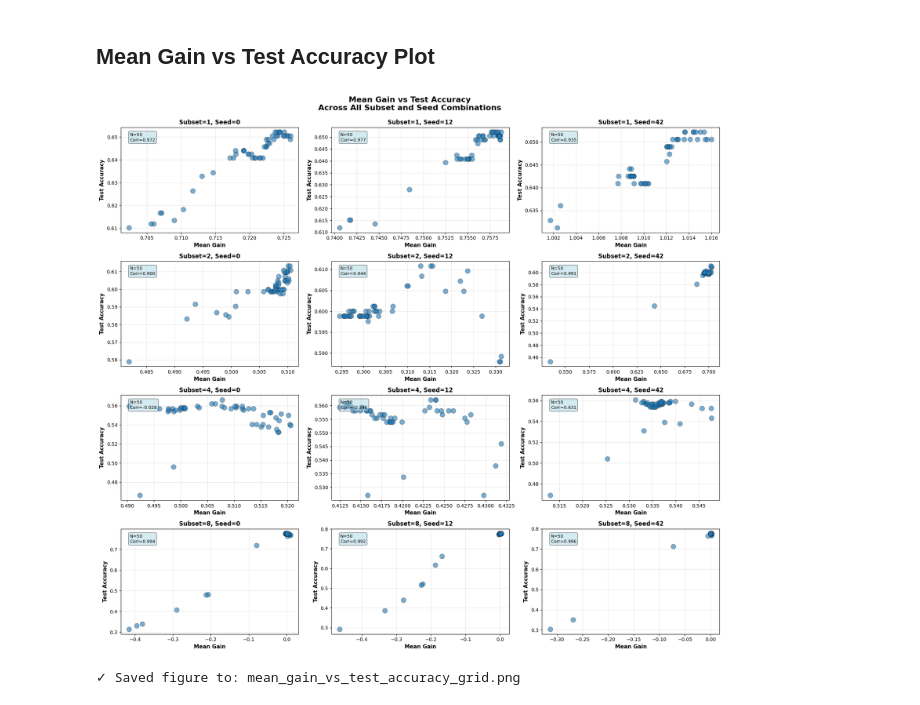
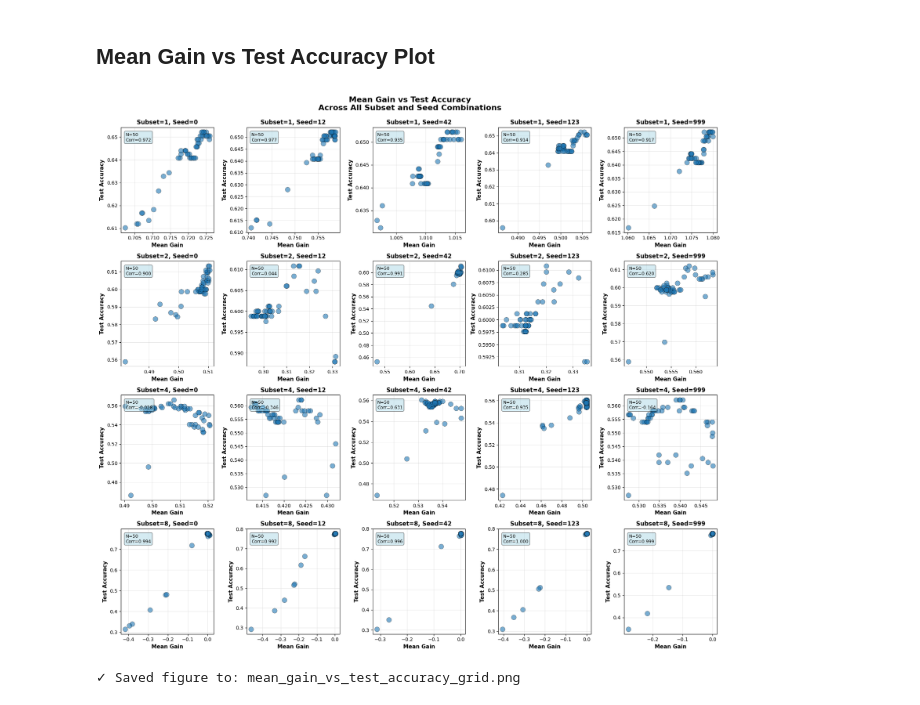
Before and after one commit to xxxxxa-hub/vpl_llm, a Jupyter notebook: visualize.ipynb, the cells around one changed output. Drawn from its saved outputs; the diff is of its cells as text; code cells hidden in the pictures.

```diff
--- a/visualize.ipynb
+++ b/visualize.ipynb
@@ -561,6 +564,6 @@ Records with gains: 600
 # %%
 # Create a 4x3 grid of subplots (4 subsets, 3 seeds)
-fig, axes = plt.subplots(4, 3, figsize=(18, 16))
+fig, axes = plt.subplots(4, 5, figsize=(18, 16))
 
 subsets_sorted = sorted(df['subset'].unique())
 seeds_sorted = sorted(df['seed'].unique())
@@ -610,7 +613,7 @@ print("✓ Saved figure to: validation_snr_vs_test_accuracy_grid.png")
 ## Mean Gain vs Test Accuracy Plot
 # %%
 # Create a 4x3 grid of subplots for Gains vs Test Accuracy
-fig, axes = plt.subplots(4, 3, figsize=(18, 16))
+fig, axes = plt.subplots(4, 5, figsize=(18, 16))
 
 subsets_sorted = sorted(df_with_gains['subset'].unique())
 seeds_sorted = sorted(df_with_gains['seed'].unique())
@@ -627,32 +630,32 @@ for row, subset in enumerate(subsets_sorted):
                   subset_seed_data['test_accuracy'],
                   alpha=0.6, s=100, edgecolors='black', linewidth=0.5)
 
         # Add labels and title
         ax.set_xlabel('Mean Gain', fontsize=11, fontweight='bold')
         ax.set_ylabel('Test Accuracy', fontsize=11, fontweight='bold')
         ax.set_title(f'Subset={subset}, Seed={seed}', fontsize=12, fontweight='bold')
 
         # Add grid
         ax.grid(True, alpha=0.3)
 
         # Add statistics to the plot
         n_points = len(subset_seed_data)
         corr = subset_seed_data['mean_gain'].corr(subset_seed_data['test_accuracy'])
 
         # Add text box with stats
         stats_text = f'N={n_points}\nCorr={corr:.3f}'
         ax.text(0.05, 0.95, stats_text, transform=ax.transAxes,
                 fontsize=9, verticalalignment='top',
                 bbox=dict(boxstyle='round', facecolor='lightblue', alpha=0.5))
 
 fig.suptitle('Mean Gain vs Test Accuracy\nAcross All Subset and Seed Combinations',
              fontsize=16, fontweight='bold', y=0.995)
 plt.tight_layout()
 plt.savefig('/hpc/group/fanglab/xx102/vpl_llm/mean_gain_vs_test_accuracy_grid.png',
             dpi=300, bbox_inches='tight')
 plt.show()
 
 print("✓ Saved figure to: mean_gain_vs_test_accuracy_grid.png")
 # %% [output]
-[figure, old version]
+[figure, new version]
 ✓ Saved figure to: mean_gain_vs_test_accuracy_grid.png
```
Also changed, not shown: parts of 5 cells of this notebook.
